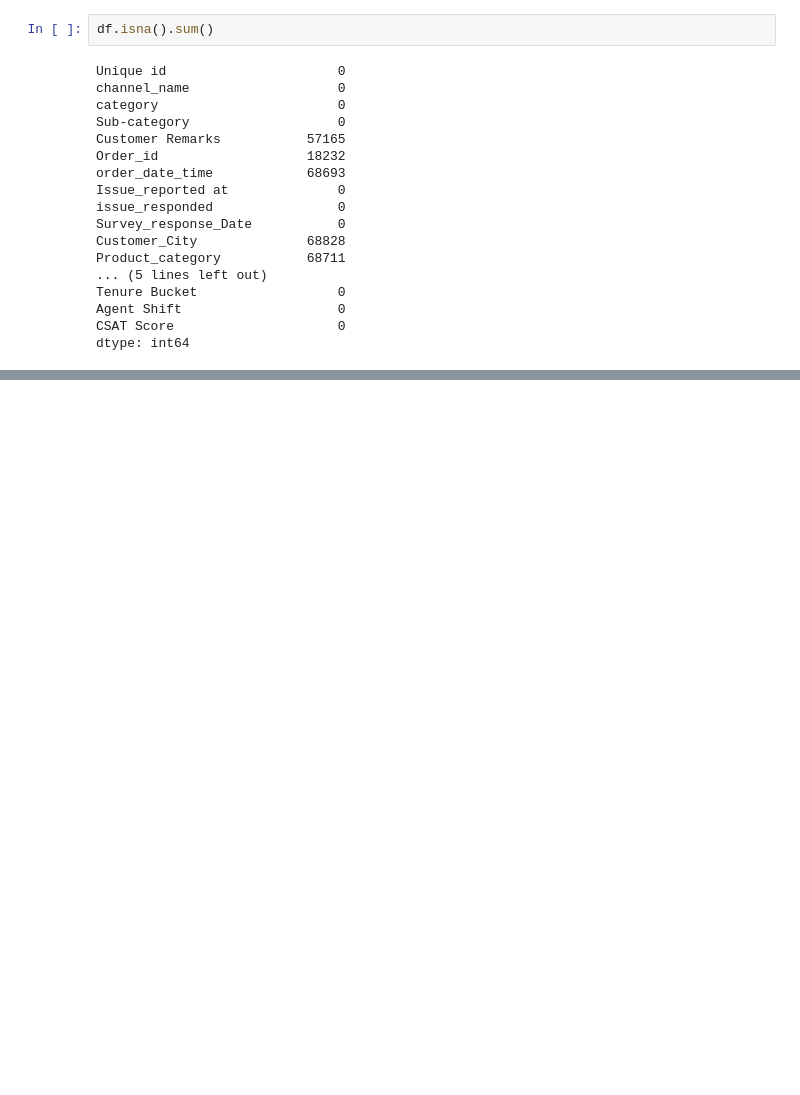
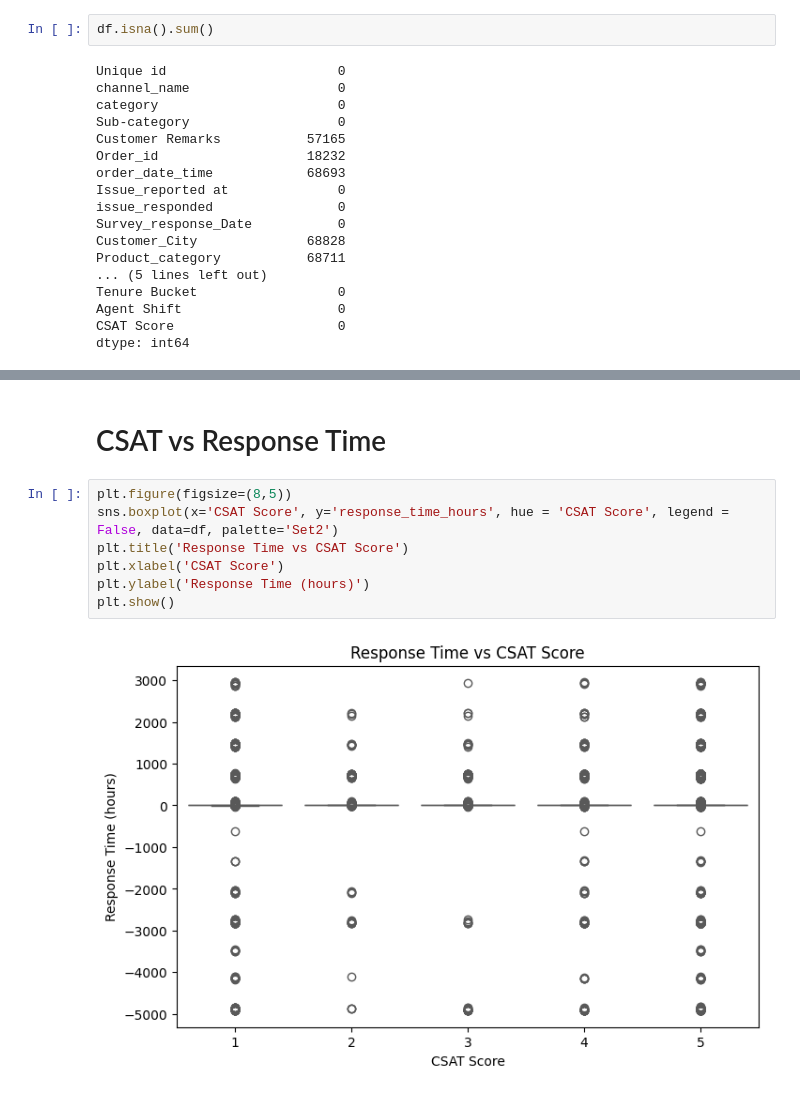
Before and after one commit to Sumit-Prasad01/DeepCSAT-Ecommerce-Customer-Satisfaction-Score-Prediction, a Jupyter notebook: notebooks/Data_Analysis.ipynb, the cells around one changed output, grey strips where cells are left out. Drawn from its saved outputs; the diff is of its cells as text; blank space fills up the shorter version.

```diff
--- a/notebooks/Data_Analysis.ipynb
+++ b/notebooks/Data_Analysis.ipynb
@@ -37,0 +407,11 @@ dtype: int64
+# %% [markdown]
+# CSAT vs Response Time
+# %%
+plt.figure(figsize=(8,5))
+sns.boxplot(x='CSAT Score', y='response_time_hours', hue = 'CSAT Score', legend = False, data=df, palette='Set2')
+plt.title('Response Time vs CSAT Score')
+plt.xlabel('CSAT Score')
+plt.ylabel('Response Time (hours)')
+plt.show()
+# %% [output]
+[figure, added]
```
Also changed, not shown: parts of 99 cells of this notebook.
